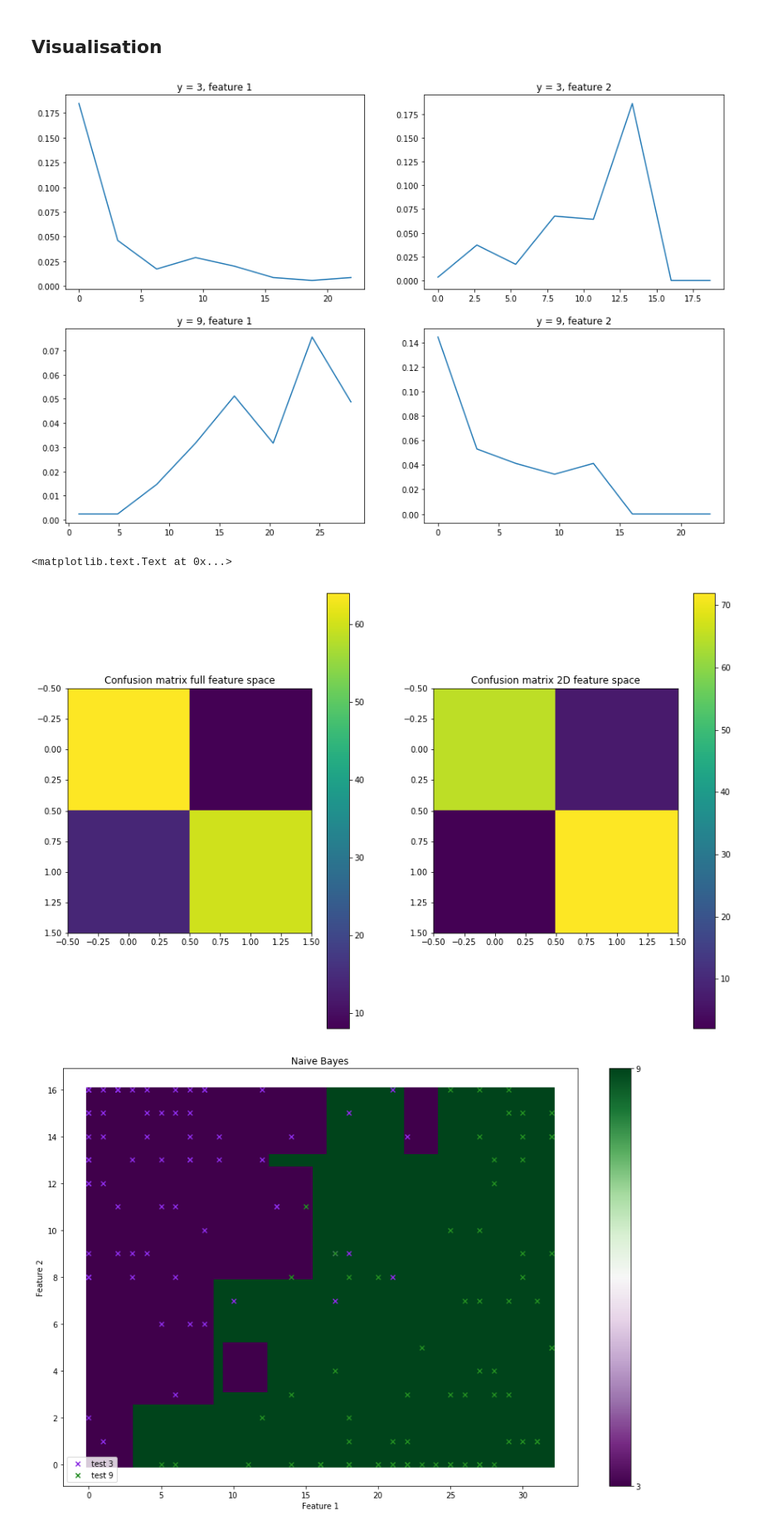
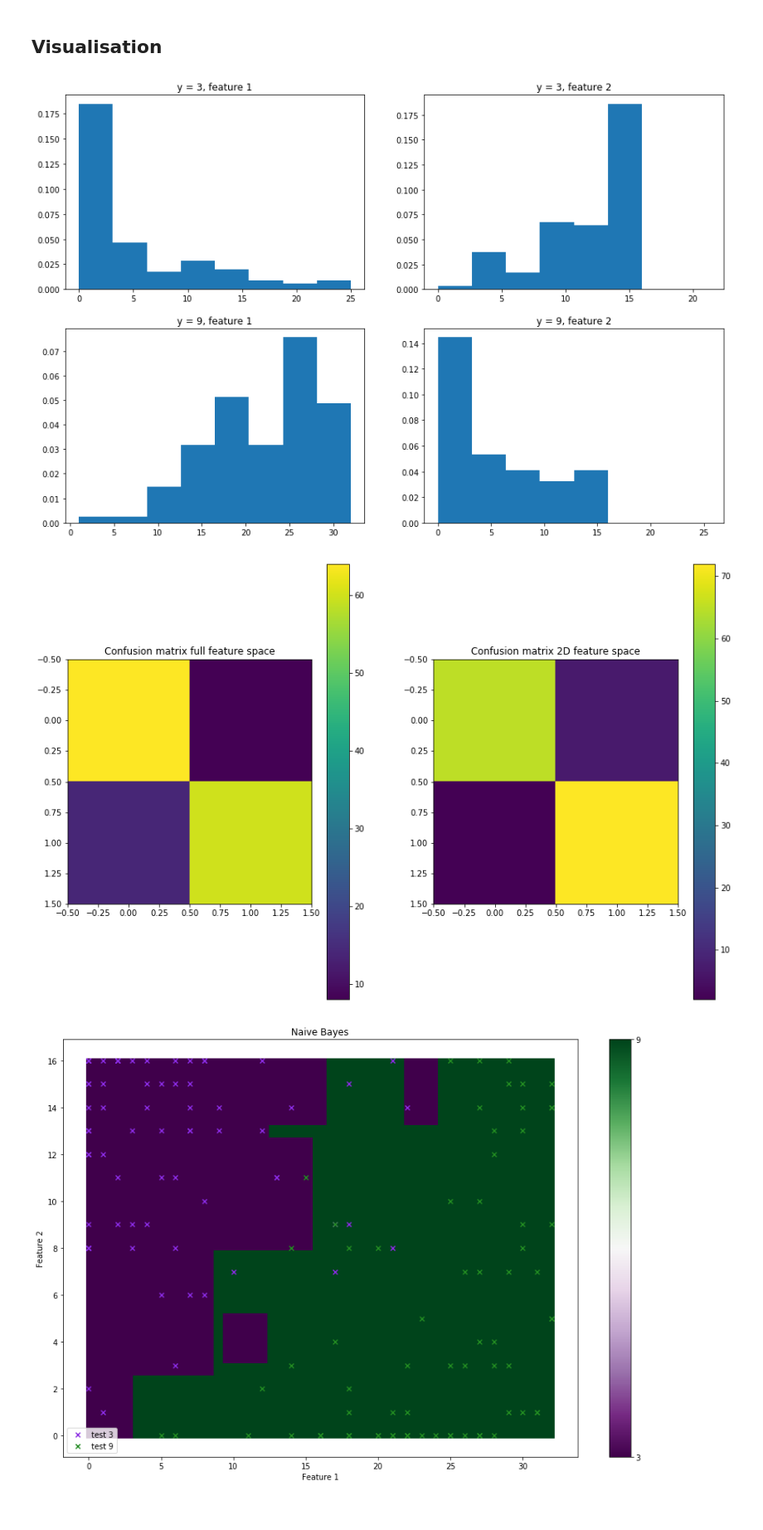
Before and after one commit to max-simon/Fundamentals-of-Machine-Learning, a Jupyter notebook: ex03/question_02.ipynb, the cells around one changed output. Shown at 83% size. Drawn from its saved outputs; the diff is of its cells as text; code cells hidden in the pictures.

```diff
--- a/ex03/question_02.ipynb
+++ b/ex03/question_02.ipynb
@@ -152,27 +152,27 @@ conf_2f = get_confusion_matrix(test_pred_r, y_test)
 # %%
 # Histogramms
 fig, ax = plt.subplots(2, 2, figsize=(15, 10))
 ax[0][0].set_title('y = 3, feature 1')
-ax[0][0].plot([binning_2f[0][0][0] + i*binning_2f[0][0][1] for i in range(histograms_2f[0][0].shape[0])], histograms_2f[0][0])
+ax[0][0].bar([binning_2f[0][0][0] + (i + 0.5)*binning_2f[0][0][1] for i in range(histograms_2f[0][0].shape[0])], histograms_2f[0][0], binning_2f[0][0][1])
 ax[0][1].set_title('y = 3, feature 2')
-ax[0][1].plot([binning_2f[0][1][0] + i*binning_2f[0][1][1] for i in range(histograms_2f[0][1].shape[0])], histograms_2f[0][1])
+ax[0][1].bar([binning_2f[0][1][0] + (i + 0.5)*binning_2f[0][1][1] for i in range(histograms_2f[0][1].shape[0])], histograms_2f[0][1], binning_2f[0][1][1])
 ax[1][0].set_title('y = 9, feature 1')
-ax[1][0].plot([binning_2f[1][0][0] + i*binning_2f[1][0][1] for i in range(histograms_2f[1][0].shape[0])], histograms_2f[1][0])
+ax[1][0].bar([binning_2f[1][0][0] + (i + 0.5)*binning_2f[1][0][1] for i in range(histograms_2f[1][0].shape[0])], histograms_2f[1][0], binning_2f[1][0][1])
 ax[1][1].set_title('y = 9, feature 2')
-ax[1][1].plot([binning_2f[1][1][0] + i*binning_2f[1][1][1] for i in range(histograms_2f[1][1].shape[0])], histograms_2f[1][1])
+ax[1][1].bar([binning_2f[1][1][0] + (i + 0.5)*binning_2f[1][1][1] for i in range(histograms_2f[1][1].shape[0])], histograms_2f[1][1], binning_2f[1][1][1])
 plt.show()
 
 # Confusion matrices
 fig, ax = plt.subplots(1, 2, figsize=(15, 10))
 im = ax[0].imshow(conf_ff)
 im2 = ax[1].imshow(conf_2f)
 plt.colorbar(im, ax=ax[0])
 plt.colorbar(im2, ax=ax[1])
 ax[0].set_title('Confusion matrix full feature space')
 ax[1].set_title('Confusion matrix 2D feature space')
+plt.show()
 # %% [output]
-[figure, old version]
+[figure, new version]
-<matplotlib.text.Text at 0x...>
 [figure]
 # %%
 # Decision region
```
